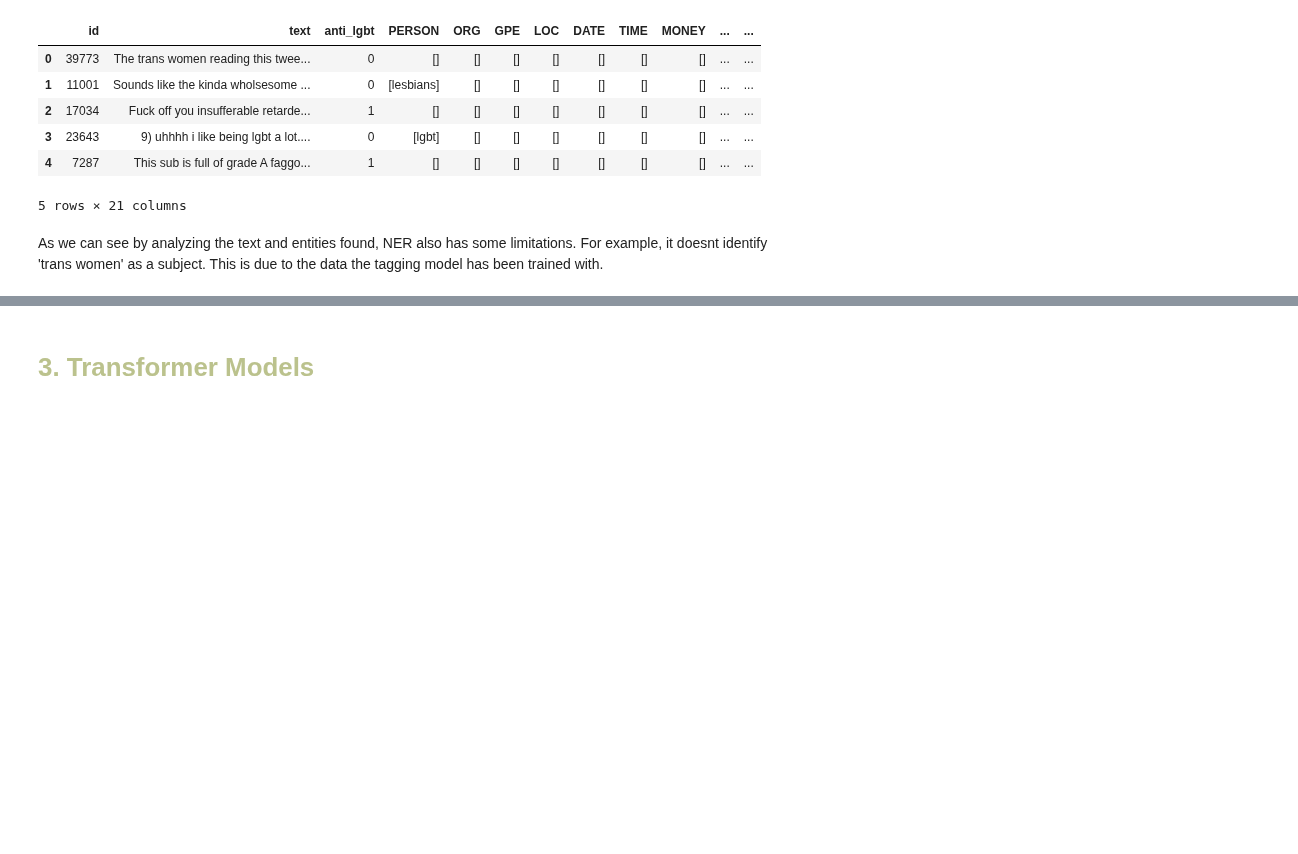
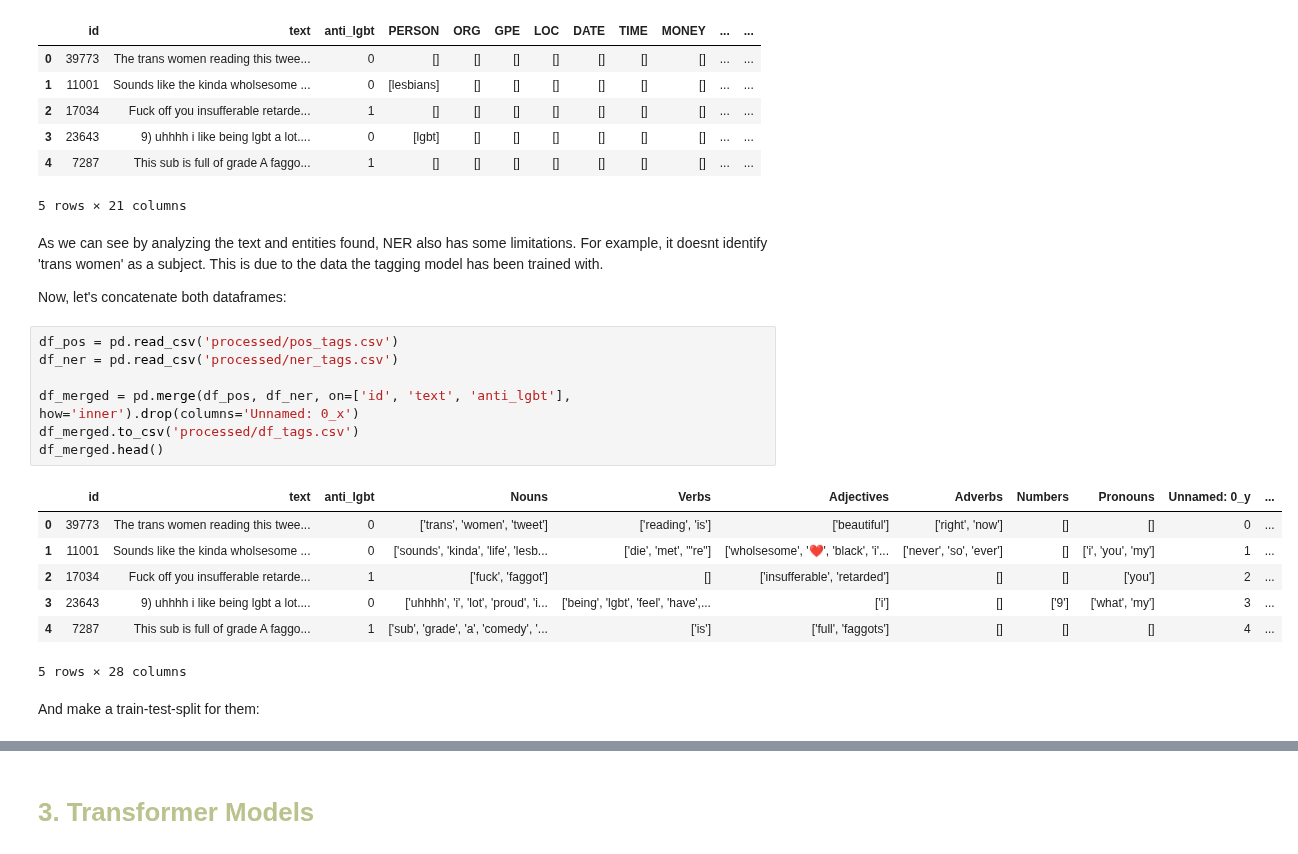
Before and after one commit to aiko-isnt-ded/text-mining-projects, a Jupyter notebook: 3Sentiment_Analysis_2_Electric_Boogaloo/proj3_nlp.ipynb, the cells around one changed output, grey strips where cells are left out. Saved outputs shown, nothing was run; the diff lists cells and outputs as text; blank space fills up the shorter version.

```diff
--- a/3Sentiment_Analysis_2_Electric_Boogaloo/proj3_nlp.ipynb
+++ b/3Sentiment_Analysis_2_Electric_Boogaloo/proj3_nlp.ipynb
@@ -284,3 +284,22 @@ df_ner.head()
 5 rows × 21 columns
 # %% [markdown]
 As we can see by analyzing the text and entities found, NER also has some limitations. For example, it doesnt identify 'trans women' as a subject. This is due to the data the tagging model has been trained with.
+
+Now, let's concatenate both dataframes:
+# %%
+df_pos = pd.read_csv('processed/pos_tags.csv')
+df_ner = pd.read_csv('processed/ner_tags.csv')
+
+df_merged = pd.merge(df_pos, df_ner, on=['id', 'text', 'anti_lgbt'], how='inner').drop(columns='Unnamed: 0_x')
+df_merged.to_csv('processed/df_tags.csv')
+df_merged.head()
+# %% [output]
+|  | id | text | anti_lgbt | Nouns | Verbs | Adjectives | Adverbs | Numbers | Pronouns | Unnamed: 0_y | ... |
+| 0 | 39773 | The trans women reading this twee... | 0 | ['trans', 'women', 'tweet'] | ['reading', 'is'] | ['beautiful'] | ['right', 'now'] | [] | [] | 0 | ... |
+| 1 | 11001 | Sounds like the kinda wholsesome ... | 0 | ['sounds', 'kinda', 'life', 'lesb... | ['die', 'met', "'re"] | ['wholsesome', '❤️', 'black', 'i'... | ['never', 'so', 'ever'] | [] | ['i', 'you', 'my'] | 1 | ... |
+| 2 | 17034 | Fuck off you insufferable retarde... | 1 | ['fuck', 'faggot'] | [] | ['insufferable', 'retarded'] | [] | [] | ['you'] | 2 | ... |
+| 3 | 23643 | 9) uhhhh i like being lgbt a lot.... | 0 | ['uhhhh', 'i', 'lot', 'proud', 'i... | ['being', 'lgbt', 'feel', 'have',... | ['i'] | [] | ['9'] | ['what', 'my'] | 3 | ... |
+| 4 | 7287 | This sub is full of grade A faggo... | 1 | ['sub', 'grade', 'a', 'comedy', '... | ['is'] | ['full', 'faggots'] | [] | [] | [] | 4 | ... |
+5 rows × 28 columns
+# %% [markdown]
+And make a train-test-split for them:
```
Also changed, not shown: parts of 1 cell of this notebook, 1 other file.
